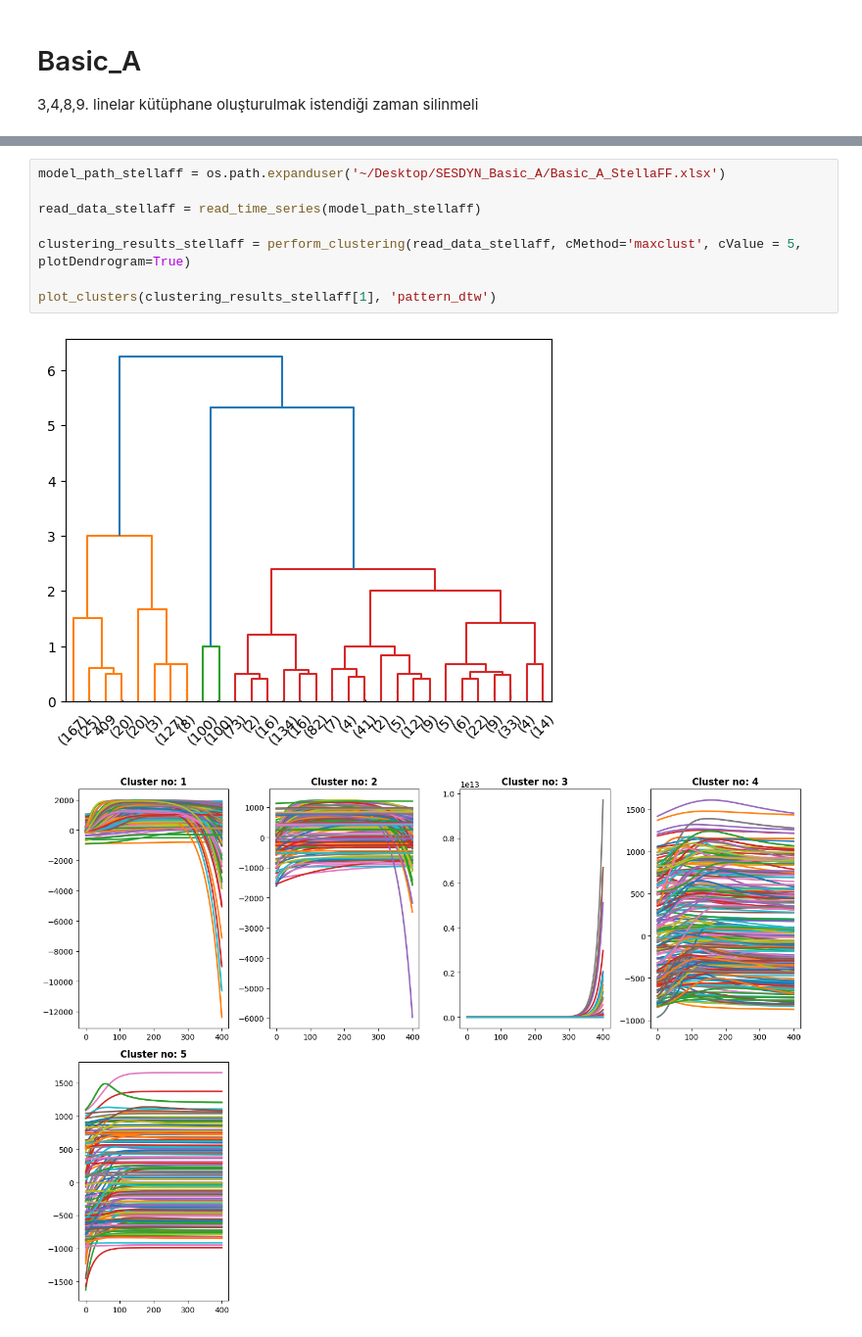
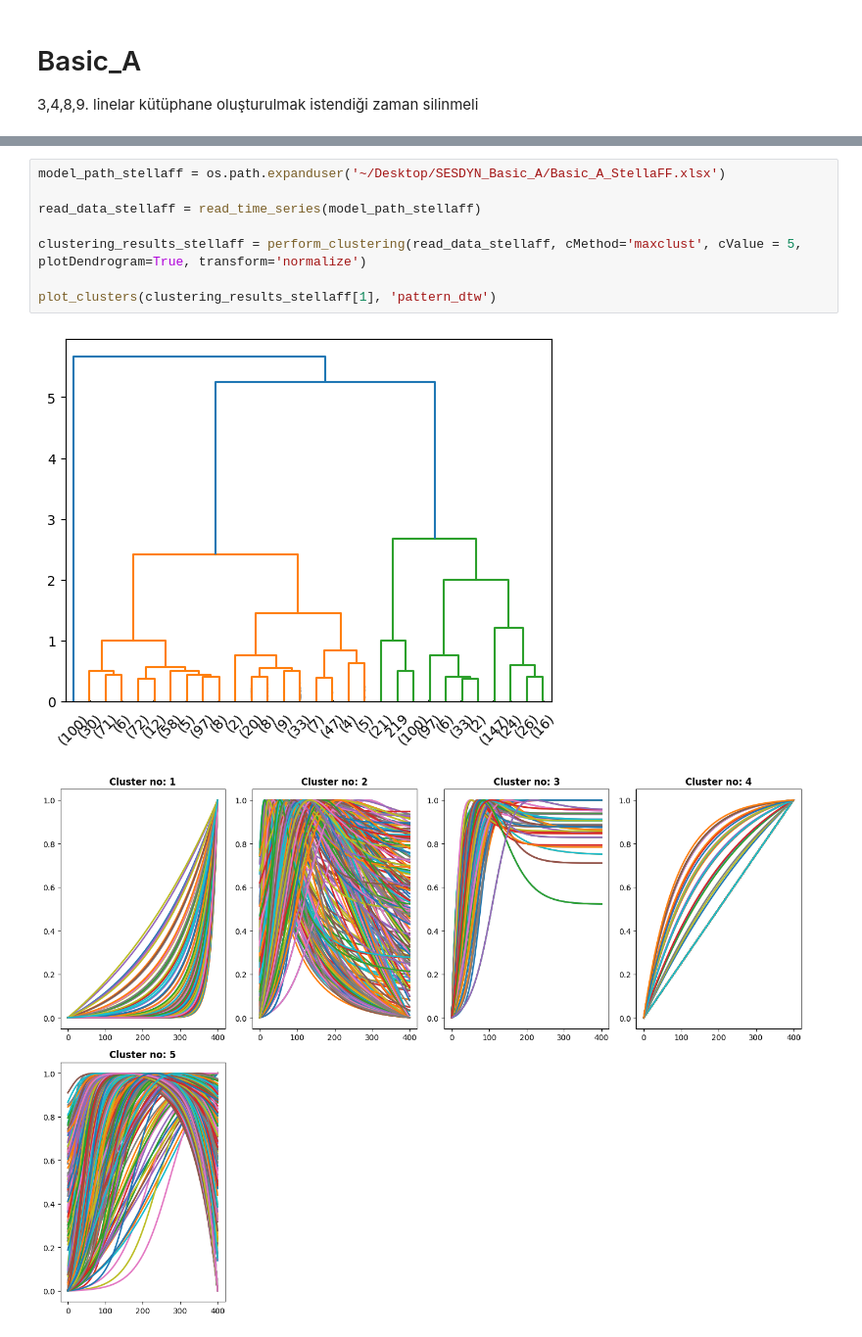
Before and after one commit to Sesdyn/Clusterer, a Jupyter notebook: docs/source/basicA/basicA_notebook.ipynb, the cells around one changed output, grey strips where cells are left out. Shown at 98% size. Cells and saved outputs as stored; diff of their text form.

```diff
--- a/docs/source/basicA/basicA_notebook.ipynb
+++ b/docs/source/basicA/basicA_notebook.ipynb
@@ -23,14 +23,14 @@ plot_clusters(clustering_results_vensim[1], 'pattern_dtw')
 # %%
 model_path_stellaff = os.path.expanduser('~/Desktop/SESDYN_Basic_A/Basic_A_StellaFF.xlsx')
 
 read_data_stellaff = read_time_series(model_path_stellaff)
 
-clustering_results_stellaff = perform_clustering(read_data_stellaff, cMethod='maxclust', cValue = 5, plotDendrogram=True)
+clustering_results_stellaff = perform_clustering(read_data_stellaff, cMethod='maxclust', cValue = 5, plotDendrogram=True, transform='normalize')
 
 plot_clusters(clustering_results_stellaff[1], 'pattern_dtw')
 # %% [output]
-[figure, old version]
+[figure, new version]
-[figure, old version]
+[figure, new version]
 # %%
 model_path_stella2 = os.path.expanduser('~/Desktop/SESDYN_Basic_A/Basic_A_Stella2.xlsx')
 
```
Also changed, not shown: parts of 2 cells of this notebook, 44 other files.
